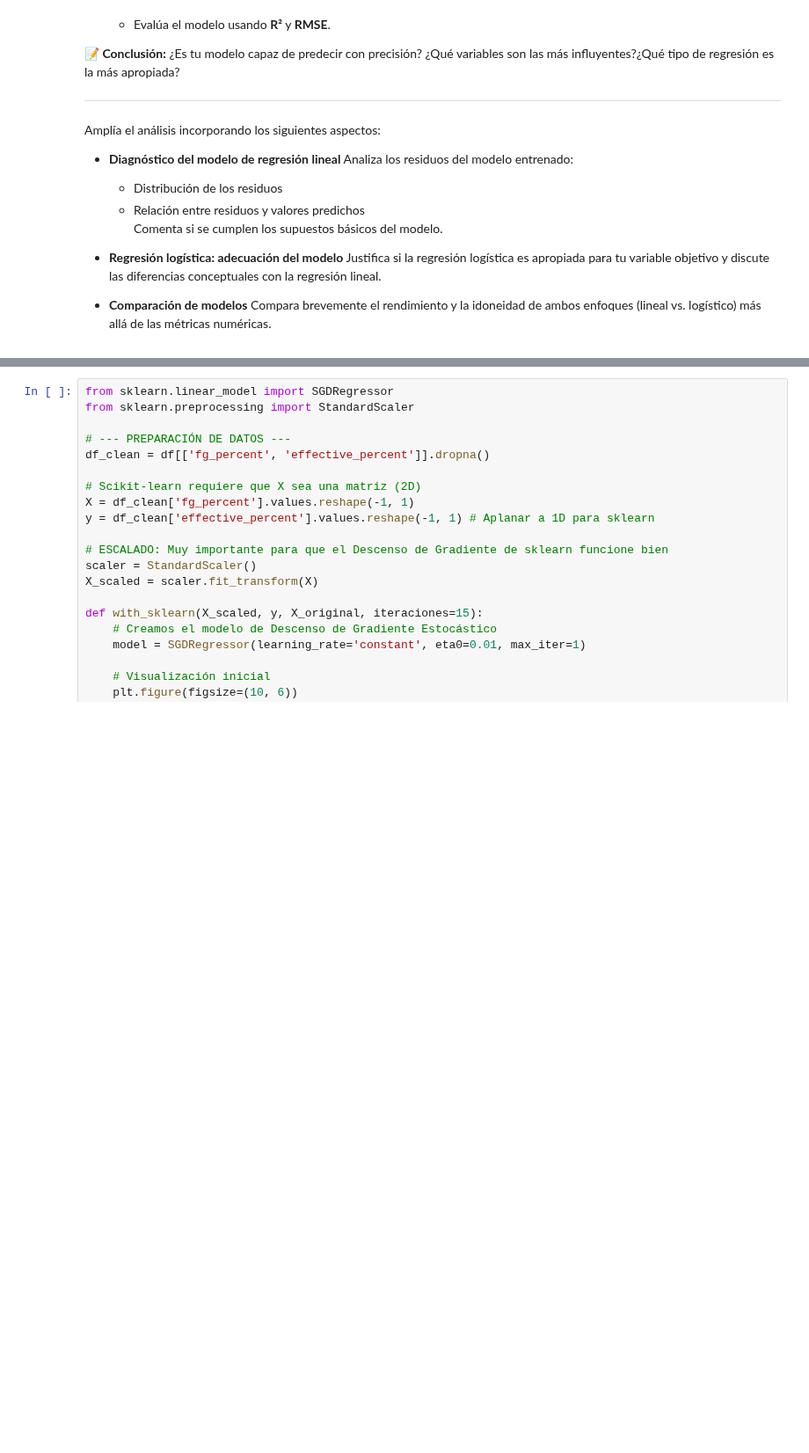
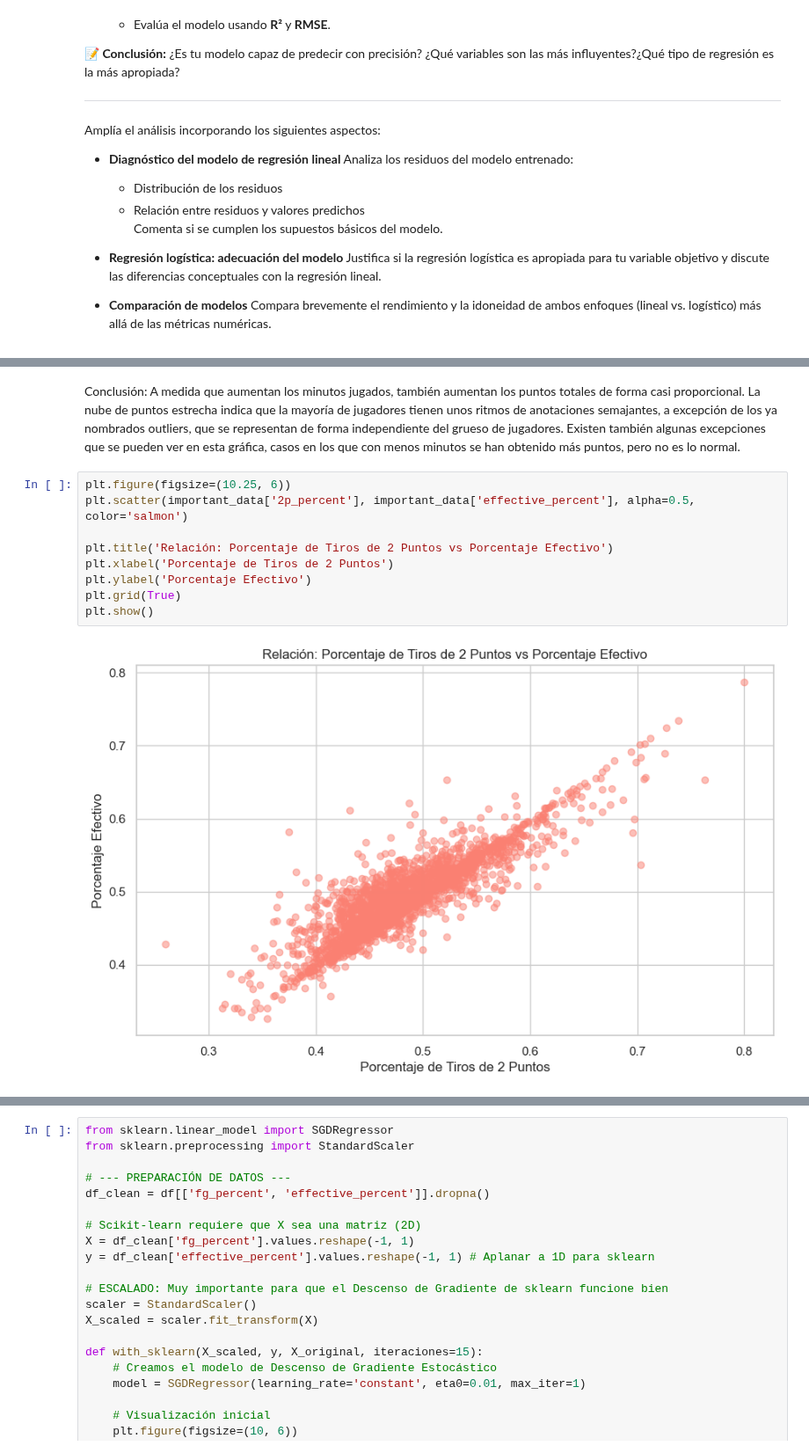
Before and after one commit to jacc1087/Estadistica, a Jupyter notebook: PracticaEstadistica__Contreras_Caño_Jose_Angel.ipynb, the cells around one changed output, grey strips where cells are left out. Shown at 88% size. Cells and saved outputs as stored; diff of their text form; blank space fills up the shorter version.

```diff
--- a/PracticaEstadistica__Contreras_Caño_Jose_Angel.ipynb
+++ b/PracticaEstadistica__Contreras_Caño_Jose_Angel.ipynb
@@ -618,0 +690,14 @@ plt.show()
+# %% [markdown]
+Conclusión:
+A medida que aumentan los minutos jugados, también aumentan los puntos totales de forma casi proporcional. La nube de puntos estrecha indica que la mayoría de jugadores tienen unos ritmos de anotaciones semajantes, a excepción de los ya nombrados outliers, que se representan de forma independiente del grueso de jugadores. Existen también algunas excepciones que se pueden ver en esta gráfica, casos en los que con menos minutos se han obtenido más puntos, pero no es lo normal.
+# %%
+plt.figure(figsize=(10.25, 6))
+plt.scatter(important_data['2p_percent'], important_data['effective_percent'], alpha=0.5, color='salmon')
+
+plt.title('Relación: Porcentaje de Tiros de 2 Puntos vs Porcentaje Efectivo')
+plt.xlabel('Porcentaje de Tiros de 2 Puntos')
+plt.ylabel('Porcentaje Efectivo')
+plt.grid(True)
+plt.show()
+# %% [output]
+[figure, added]
```
Also changed, not shown: parts of 17 cells of this notebook.
